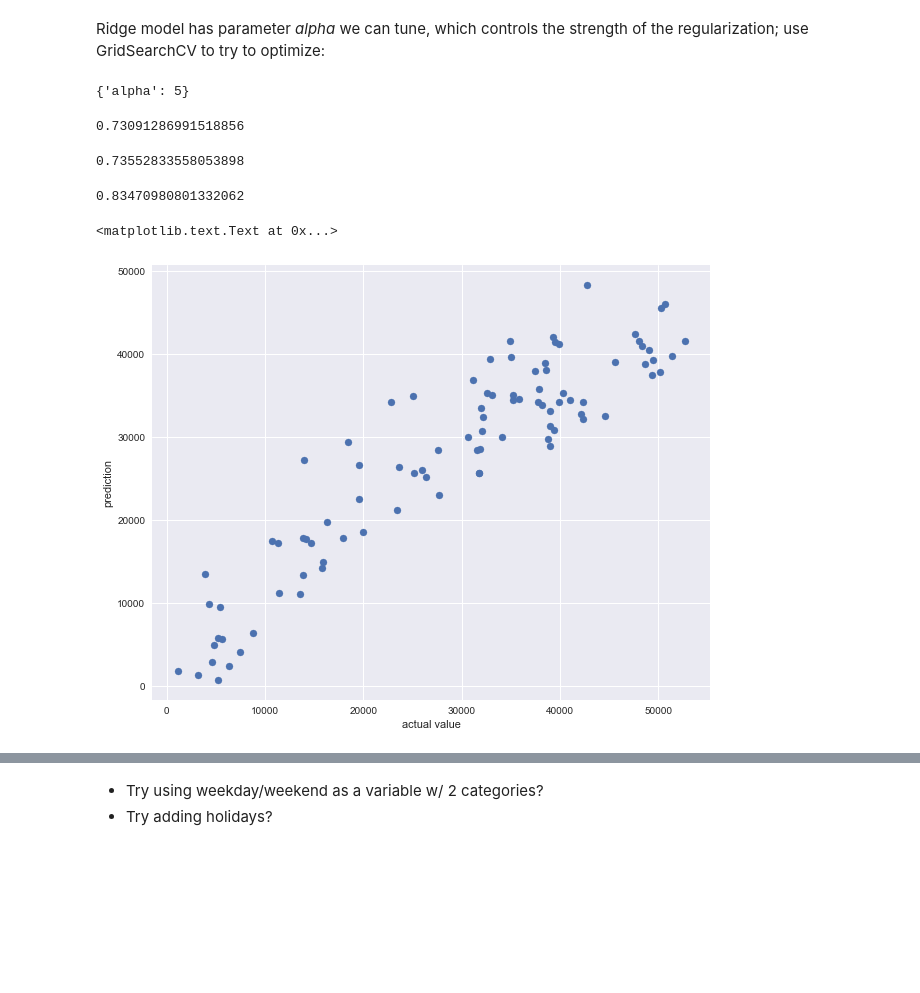
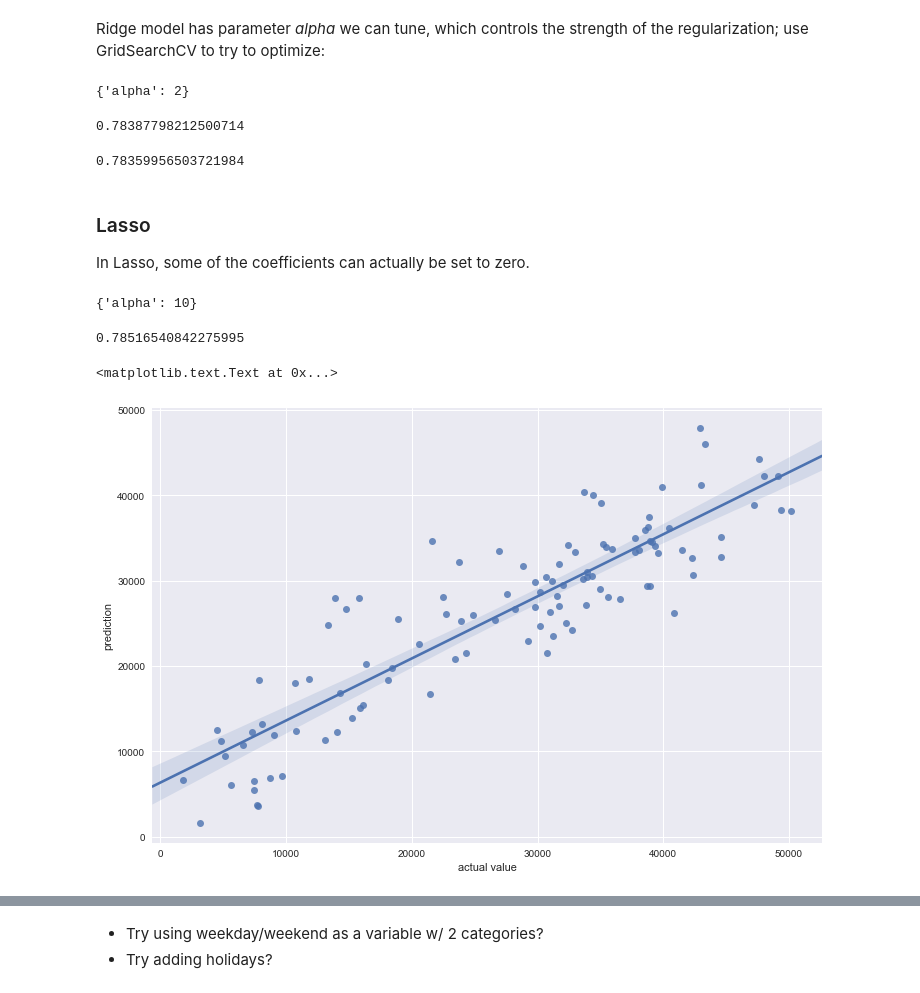
Before and after one commit to andypicke/Springboard_DataScience, a Jupyter notebook: Capstone_1/citibike_regression.ipynb, the cells around one changed output, grey strips where cells are left out. Drawn from its saved outputs; the diff is of its cells as text; code cells hidden in the pictures; blank space fills up the shorter version.

```diff
--- a/Capstone_1/citibike_regression.ipynb
+++ b/Capstone_1/citibike_regression.ipynb
@@ -93,5 +100,6 @@ sns.jointplot(df_comb.Tmean,df_comb.N)
 # %%
-# dummy wkday
-df_comb = pd.get_dummies(data=df_comb, columns=['wkday'])
+# create dummy variables for wkday
+# NOTE drop_first drops redundant column from dummy vars
+df_comb = pd.get_dummies(data=df_comb, columns=['wkday'],drop_first=True)
 df_comb.head()
 # %% [output]
@@ -134,7 +144,3 @@ Name: N, dtype: int64
 # %%
-from sklearn.linear_model import LinearRegression
-from sklearn.linear_model import Ridge
 from sklearn.model_selection import train_test_split
-from sklearn.model_selection import cross_val_score
-
-X_train, X_test, y_train, y_test = train_test_split(X,y)
+X_train, X_test, y_train, y_test = train_test_split(X,y,test_size= 0.3, random_state=39)
@@ -244,16 +252,21 @@ rid = Ridge()
 params = {'alpha':[0.1, 0.5, 1,2,5, 100]}
 cv_rid = GridSearchCV(rid,params)
 cv_rid.fit(X_train,y_train)
-#rid.fit(X_train,y_train)
-#preds = rid.predict(X_test)
-#rid.score(X_train,y_train)
 cv_rid.best_params_
 # %% [output]
-{'alpha': 5}
+{'alpha': 2}
 # %%
 cv_rid.best_score_
 # %% [output]
-0.73091286991518856
+0.78387798212500714
+# %%
+# score on test set
+cv_rid.score(X_test,y_test)
+# %% [output]
+0.78359956503721984
+# %% [markdown]
+### Lasso
+In Lasso, some of the coefficients can actually be set to zero.
 # %%
 # try lasso
 from sklearn.linear_model import Lasso
@@ -262,20 +275,21 @@ params = {'alpha':[0.1, 0.5, 1,2,10, 100]}
 cv_las = GridSearchCV(las,params)
 cv_las.fit(X_train,y_train)
 cv_las.best_params_
-cv_las.best_score_
+#cv_las.best_score_
 # %% [output]
-0.73552833558053898
+{'alpha': 10}
 # %%
 cv_las.score(X_test,y_test)
 # %% [output]
-0.83470980801332062
+0.78516540842275995
 # %%
-plt.figure(figsize=(10,8))
-plt.scatter(y_test,cv_las.predict(X_test));
+plt.figure(figsize=(12,8))
+#plt.scatter(y_test,cv_las.predict(X_test));
+sns.regplot(y_test,cv_las.predict(X_test));
 plt.xlabel('actual value')
 plt.ylabel('prediction')
 # %% [output]
 <matplotlib.text.Text at 0x...>
-[figure, old version]
+[figure, new version]
 # %%
 plt.figure(figsize=(10,8))
```
Also changed, not shown: parts of 58 cells of this notebook.
